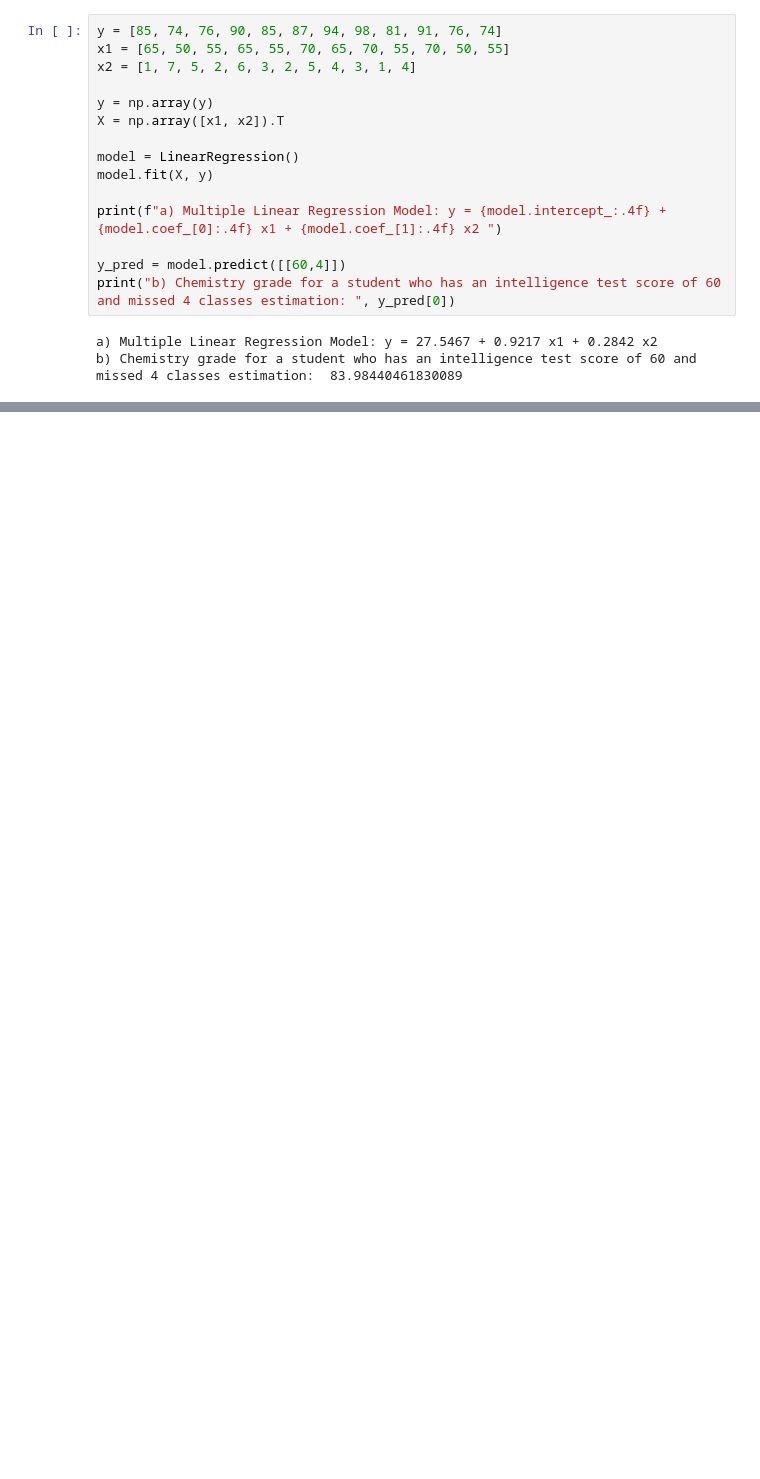
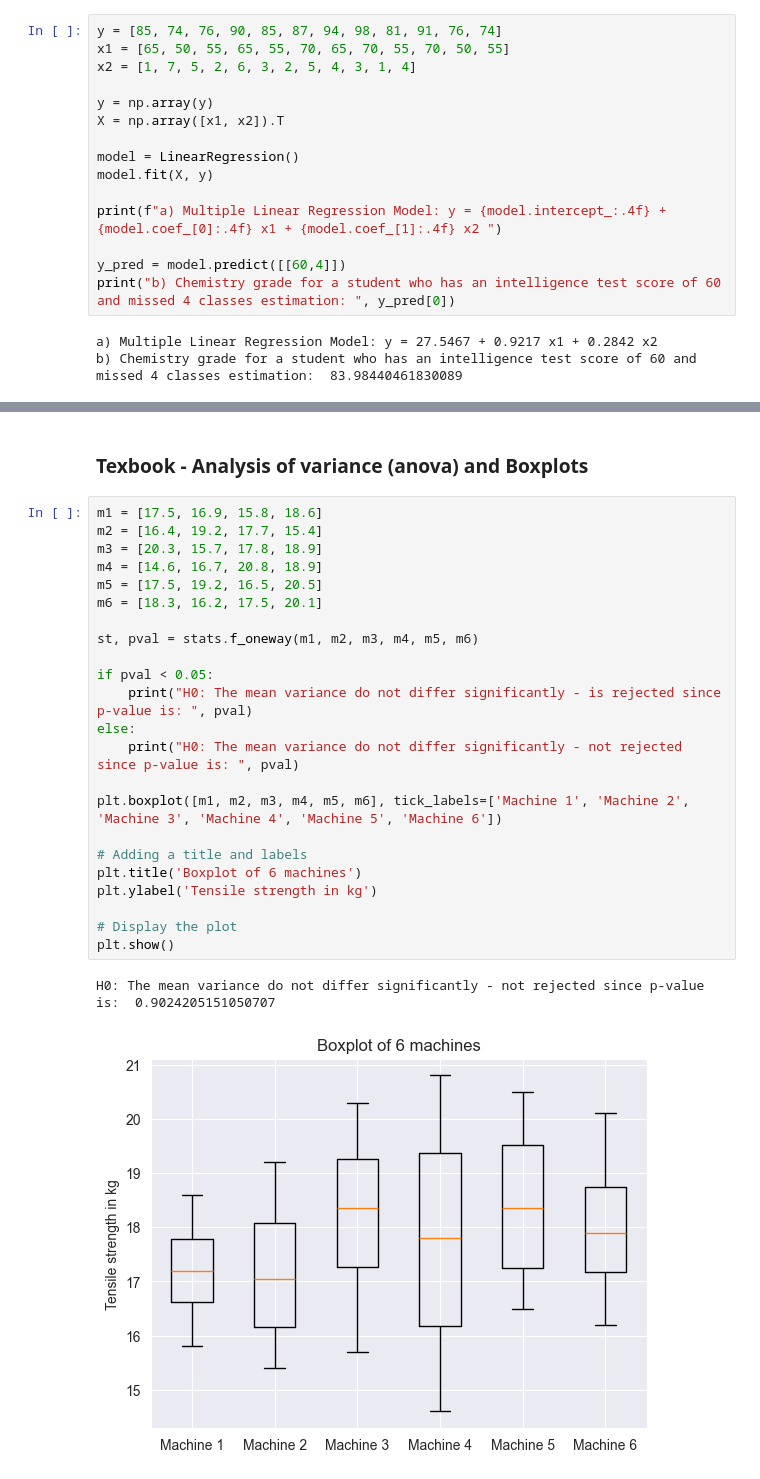
Before and after one commit to JotaN98/MScDataScience_AI, a Jupyter notebook: Statistics/Textbook_Exercises.ipynb, the cells around one changed output, grey strips where cells are left out. Saved outputs shown, nothing was run; the diff lists cells and outputs as text; blank space fills up the shorter version.

```diff
--- a/Statistics/Textbook_Exercises.ipynb
+++ b/Statistics/Textbook_Exercises.ipynb
@@ -124,0 +228,28 @@ b) Chemistry grade for a student who has an intelligence test score of 60 and mi
+# %% [markdown]
+### Texbook - Analysis of variance (anova) and Boxplots
+# %%
+m1 = [17.5, 16.9, 15.8, 18.6]
+m2 = [16.4, 19.2, 17.7, 15.4]
+m3 = [20.3, 15.7, 17.8, 18.9]
+m4 = [14.6, 16.7, 20.8, 18.9]
+m5 = [17.5, 19.2, 16.5, 20.5]
+m6 = [18.3, 16.2, 17.5, 20.1]
+
+st, pval = stats.f_oneway(m1, m2, m3, m4, m5, m6)
+
+if pval < 0.05:
+    print("H0: The mean variance do not differ significantly - is rejected since p-value is: ", pval)
+else:
+    print("H0: The mean variance do not differ significantly - not rejected since p-value is: ", pval)
+
+plt.boxplot([m1, m2, m3, m4, m5, m6], tick_labels=['Machine 1', 'Machine 2', 'Machine 3', 'Machine 4', 'Machine 5', 'Machine 6'])
+
+# Adding a title and labels
+plt.title('Boxplot of 6 machines')
+plt.ylabel('Tensile strength in kg')
+
+# Display the plot
+plt.show()
+# %% [output]
+H0: The mean variance do not differ significantly - not rejected since p-value is:  0.9024205151050707
+[figure, added]
```
Also changed, not shown: parts of 30 cells of this notebook.
